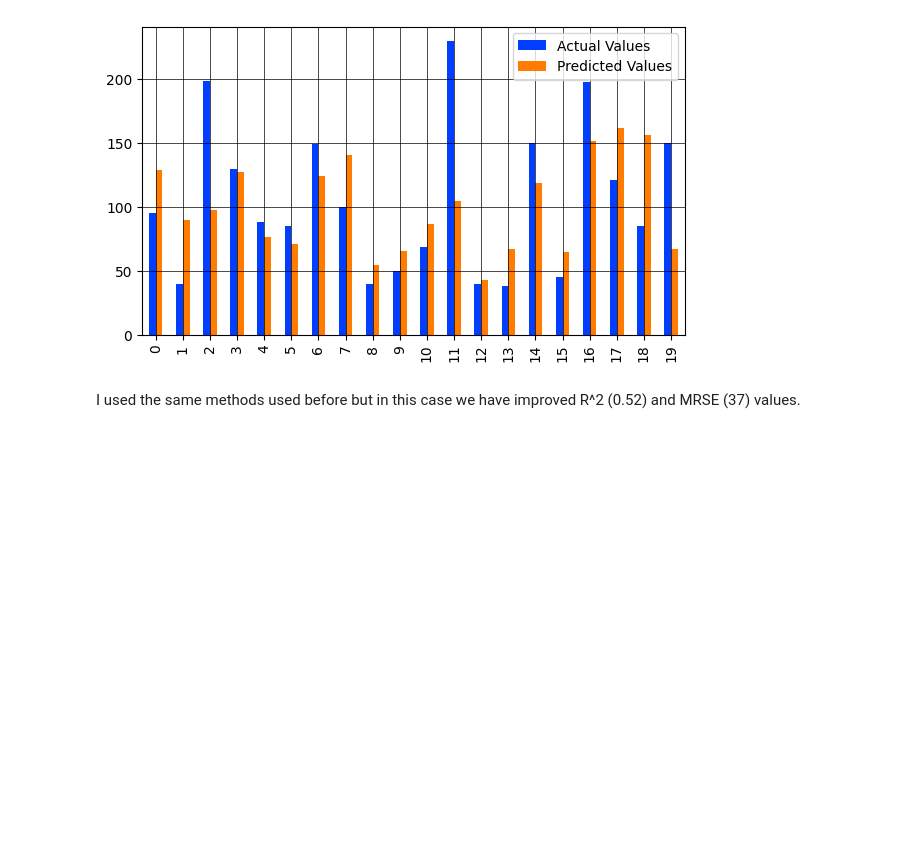
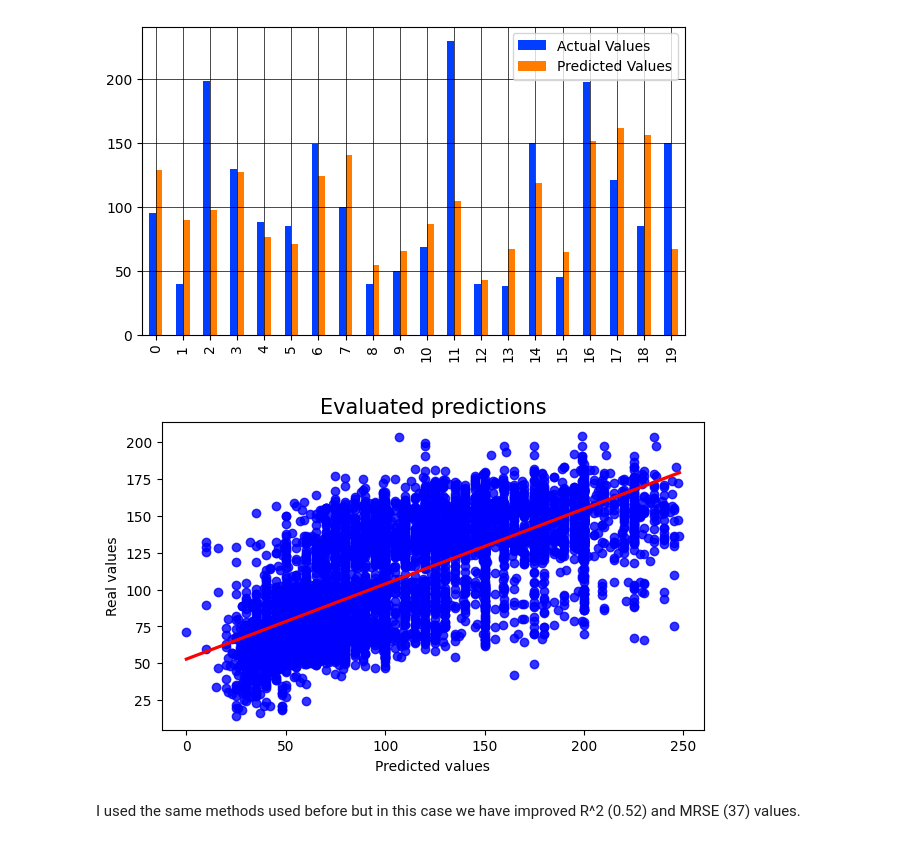
Before and after one commit to AlessandroSignoretto/Programming_project, a Jupyter notebook: Programming_project_pc.ipynb, the cells around one changed output. Saved outputs shown, nothing was run; the diff lists cells and outputs as text; code cells hidden in the pictures; blank space fills up the shorter version.

```diff
--- a/Programming_project_pc.ipynb
+++ b/Programming_project_pc.ipynb
@@ -906,6 +917,15 @@ plt.show()
 R2 score:  0.5214210820460516
 RMSE:  36.792783553235076
 [figure]
+# %%
+plt.figure(figsize=(7,4))
+sns.regplot(y=y_pred_low, x=y_test_low, line_kws={"color": "red"}, color='blue')
+plt.title('Evaluated predictions', fontsize=15)
+plt.xlabel('Predicted values')
+plt.ylabel('Real values')
+plt.show()
+# %% [output]
+[figure, added]
 # %% [markdown]
 I used the same methods used before but in this case we have improved R^2 (0.52) and MRSE (37) values.
 # %% [markdown]
```
Also changed, not shown: parts of 3 cells of this notebook.
